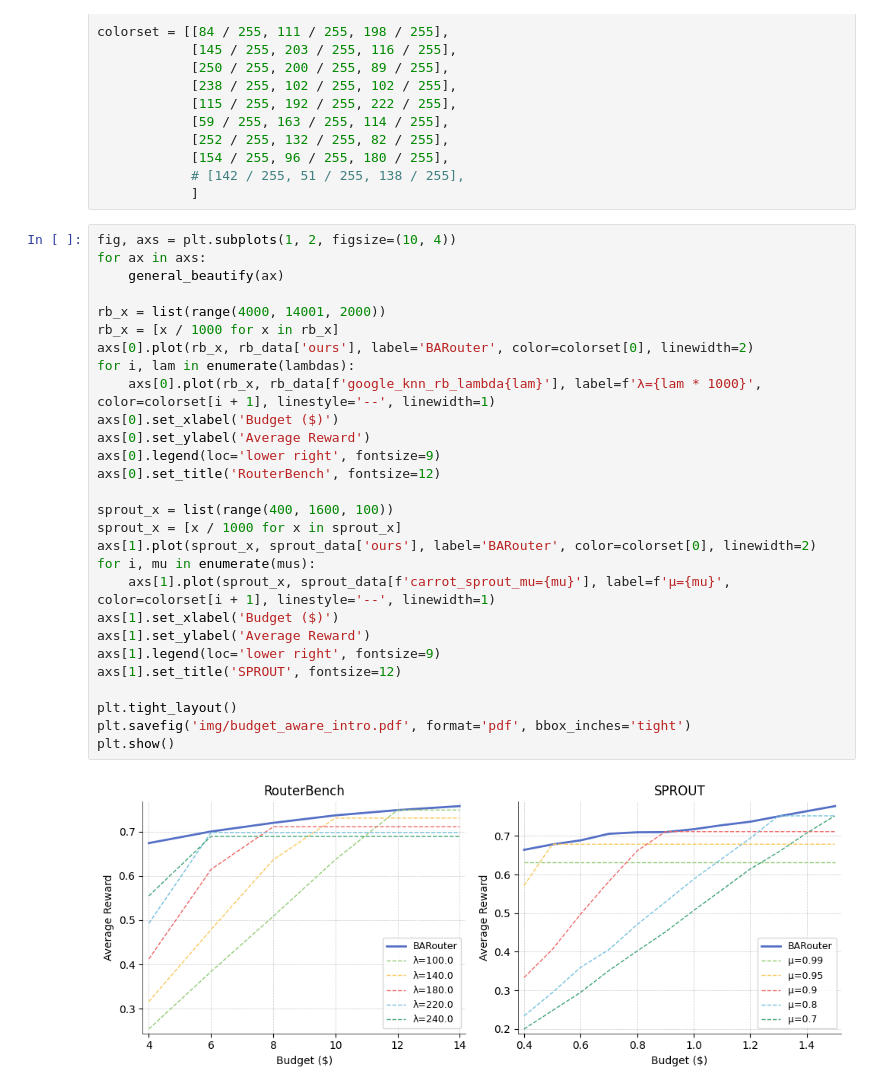
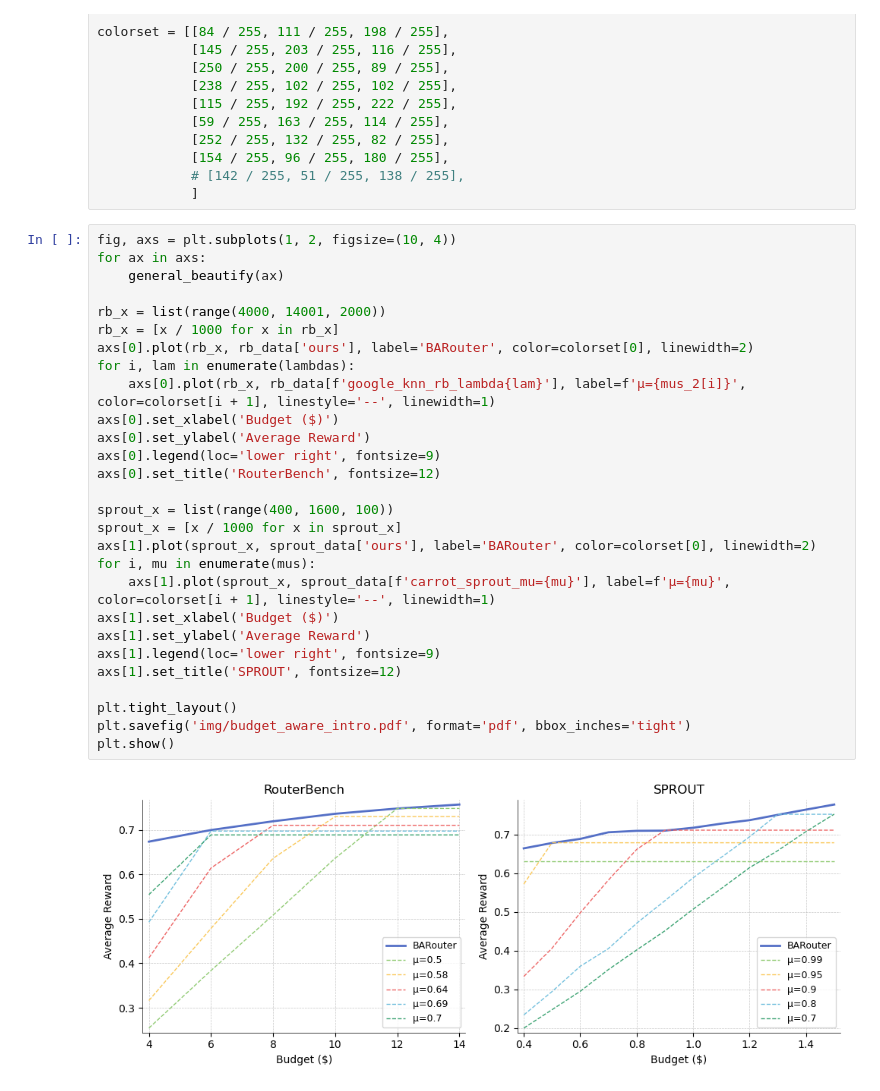
Before and after one commit to pxyWaterMoon/BARouter, a Jupyter notebook: experiments/intro.ipynb, the cells around one changed output. Drawn from its saved outputs; the diff is of its cells as text.

```diff
--- a/experiments/intro.ipynb
+++ b/experiments/intro.ipynb
@@ -43,30 +44,30 @@ colorset = [[84 / 255, 111 / 255, 198 / 255],
 # %%
 fig, axs = plt.subplots(1, 2, figsize=(10, 4))
 for ax in axs:
     general_beautify(ax)
 
 rb_x = list(range(4000, 14001, 2000))
 rb_x = [x / 1000 for x in rb_x]
 axs[0].plot(rb_x, rb_data['ours'], label='BARouter', color=colorset[0], linewidth=2)
 for i, lam in enumerate(lambdas):
-    axs[0].plot(rb_x, rb_data[f'google_knn_rb_lambda{lam}'], label=f'λ={lam * 1000}', color=colorset[i + 1], linestyle='--', linewidth=1)
+    axs[0].plot(rb_x, rb_data[f'google_knn_rb_lambda{lam}'], label=f'μ={mus_2[i]}', color=colorset[i + 1], linestyle='--', linewidth=1)
 axs[0].set_xlabel('Budget ($)')
 axs[0].set_ylabel('Average Reward')
 axs[0].legend(loc='lower right', fontsize=9)
 axs[0].set_title('RouterBench', fontsize=12)
 
 sprout_x = list(range(400, 1600, 100))
 sprout_x = [x / 1000 for x in sprout_x]
 axs[1].plot(sprout_x, sprout_data['ours'], label='BARouter', color=colorset[0], linewidth=2)
 for i, mu in enumerate(mus):
     axs[1].plot(sprout_x, sprout_data[f'carrot_sprout_mu={mu}'], label=f'μ={mu}', color=colorset[i + 1], linestyle='--', linewidth=1)
 axs[1].set_xlabel('Budget ($)')
 axs[1].set_ylabel('Average Reward')
 axs[1].legend(loc='lower right', fontsize=9)
 axs[1].set_title('SPROUT', fontsize=12)
 
 plt.tight_layout()
 plt.savefig('img/budget_aware_intro.pdf', format='pdf', bbox_inches='tight')
 plt.show()
 # %% [output]
-[figure, old version]
+[figure, new version]
```
Also changed, not shown: parts of 2 cells of this notebook, 58 other files.
